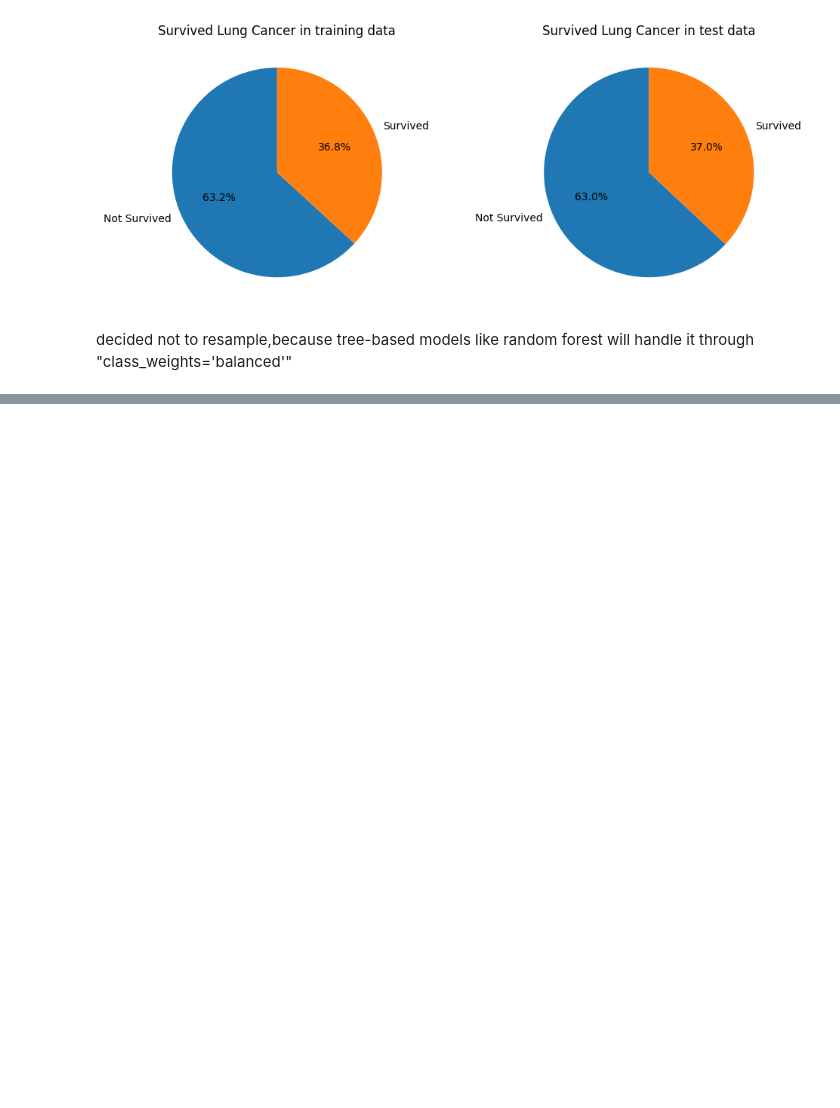
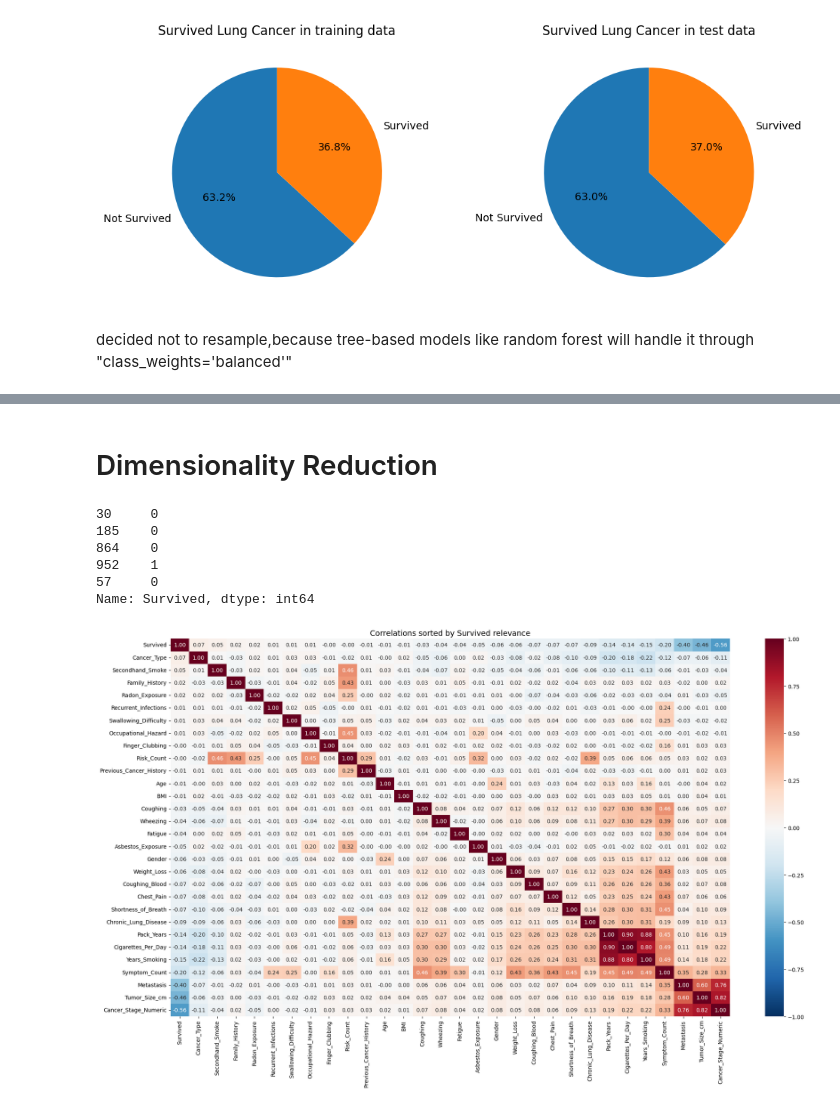
Before and after one commit to jdncpng/dpp-projekt, a Jupyter notebook: notebooks/02_preparation.ipynb, the cells around one changed output, grey strips where cells are left out. Saved outputs shown, nothing was run; the diff lists cells and outputs as text; code cells hidden in the pictures; blank space fills up the shorter version.

```diff
--- a/notebooks/02_preparation.ipynb
+++ b/notebooks/02_preparation.ipynb
@@ -20,7 +15,6 @@ df = pd.read_csv("/".join(["../data/raw/",
 # %%
 # clean and prepare data
 X = df.drop('Survived', axis=1)
-X = clean_data(X)
 
 y = df.loc[:, 'Survived']
 
@@ -30,7 +24,6 @@ X_train, X_test, y_train, y_test = train_test_split(X,
                                                     test_size=0.2,
                                                     random_state=0,
                                                     stratify=y)
-
 # save as csv files
 X_train.to_csv(path_or_buf="../data/processed/X_train.csv")
 y_train.to_csv(path_or_buf="../data/processed/y_train.csv")
@@ -78,0 +157,15 @@ decided not to resample,because tree-based models like random forest will handle
+# %%
+# creating a count column for symptoms and risk
+symptom_cols = ['Coughing','Shortness_of_Breath', 'Chest_Pain', 'Coughing_Blood',
+                'Fatigue', 'Weight_Loss', 'Wheezing', 'Recurrent_Infections',
+                'Swallowing_Difficulty', 'Finger_Clubbing', 'Metastasis']
+
+df['Symptom_Count'] = df[symptom_cols].sum(axis=1).astype(int)
+display(df.loc[:, 'Symptom_Count'].sample(5))
+
+risk_cols = ['Secondhand_Smoke', 'Family_History', 'Occupational_Hazard',
+            'Chronic_Lung_Disease', 'Asbestos_Exposure', 'Radon_Exposure',
+            'Previous_Cancer_History']
+
+df['Risk_Count'] = df[risk_cols].sum(axis=1).astype(int)
+display(df.loc[:, 'Risk_Count'].sample(5))
@@ -78,0 +226,2 @@ decided not to resample,because tree-based models like random forest will handle
+# %% [markdown]
+# Dimensionality Reduction
@@ -78,0 +230,36 @@ decided not to resample,because tree-based models like random forest will handle
+# %%
+# read the data again
+X = pd.read_csv("/".join(["../data/raw/",
+                                              dataset_name, file]))
+X = engineer_X(clean_data(X))
+X['Survived'] = X['Survived'].eq("Yes").astype(int)
+X['Survived'].sample(5)
+# %% [output]
+30     0
+185    0
+864    0
+952    1
+57     0
+Name: Survived, dtype: int64
+# %%
+# Correlations sorted by relationship to Survived
+corr = X.corr(numeric_only=True)
+target_corr = corr['Survived'].sort_values(ascending=False)
+sorted_cols = target_corr.index
+
+corr_sorted = corr.loc[sorted_cols, sorted_cols]
+
+plt.figure(figsize=(20, 12))
+sns.heatmap(corr_sorted,
+            annot=True,
+            fmt='.2f',
+            cmap='RdBu_r',  # Diverging: red=positive, blue=negative
+            center=0,        # Center colormap at zero
+            vmin=-1,
+            vmax=1)
+
+plt.title('Correlations sorted by Survived relevance', fontsize=14)
+plt.tight_layout()
+plt.show()
+# %% [output]
+[figure, added]
```
Also changed, not shown: parts of 15 cells of this notebook, 2 other files.
